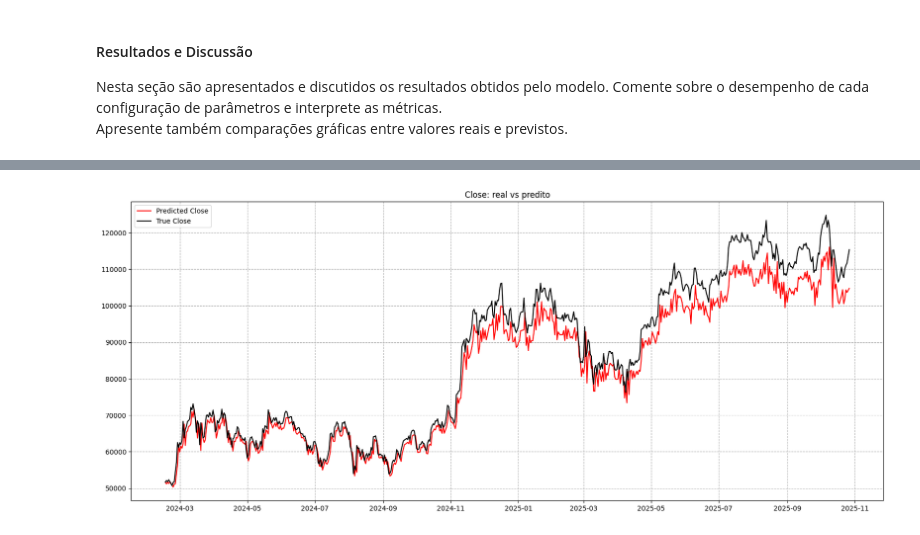
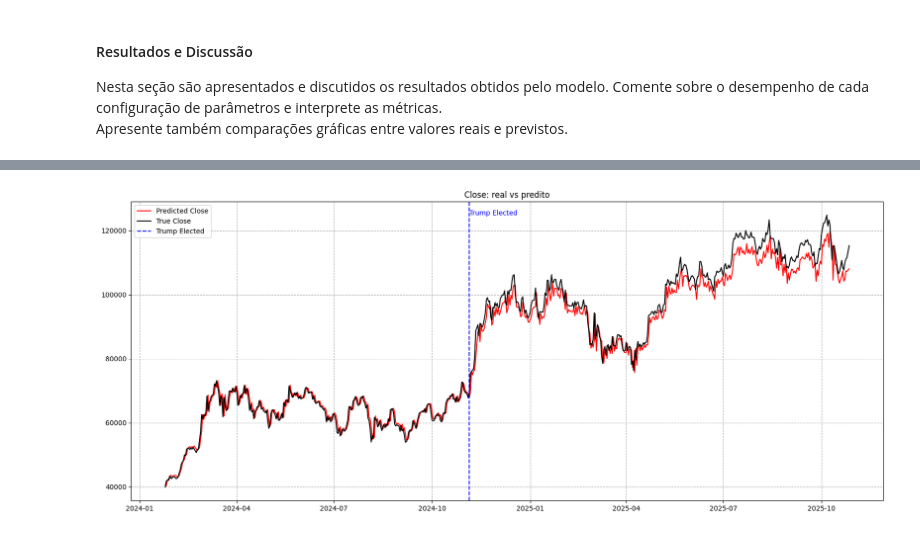
Before and after one commit to gusdiaso/crypto_predict, a Jupyter notebook: notebooks/03_lstm_univariate.ipynb, the cells around one changed output, grey strips where cells are left out. Drawn from its saved outputs; the diff is of its cells as text; code cells hidden in the pictures.

```diff
--- a/notebooks/03_lstm_univariate.ipynb
+++ b/notebooks/03_lstm_univariate.ipynb
@@ -95,18 +102,18 @@ for seq_len in seq_len_options:
 
     early_stopping = EarlyStopping(monitor='val_root_mean_squared_error', patience=10, restore_best_weights=True)
 
-    grid_result = grid.fit(X_train_scaled, y_train_scaled, callbacks=[early_stopping], validation_split=0.2)
+    grid_result_all = grid.fit(X_train_scaled, y_train_scaled, callbacks=[early_stopping], validation_split=0.2)
 
-    models_lstm.append({
-      "params": grid_result.best_params_,
-      "rmse": -grid_result.best_score_,
+    models_lstm_all.append({
+      "params": grid_result_all.best_params_,
+      "rmse": -grid_result_all.best_score_,
       "n_splits": split,
       "seq_len": seq_len,
       "type": "Univariado",
       "algorithm": "LSTM"
     })
 
-    print(f"Menor RMSE: {-grid_result.best_score_:.3f} usando: {grid_result.best_params_}")
+    print(f"Menor RMSE: {-grid_result_all.best_score_:.3f} usando: {grid_result_all.best_params_}")
 # %% [output]
 ===== JANELA DE 7 =====
 _____ SPLIT DE 5 _____
@@ -238,9 +232,9 @@ train_size = int(0.8 * len(serie))
 train_data = serie[:train_size].values.reshape(-1, 1)
 test_data = serie[train_size:].values.reshape(-1, 1)
 
-scaler = MinMaxScaler(feature_range=(0,1))
-data_train_scaled = scaler.fit_transform(train_data)
-data_test_scaled = scaler.transform(test_data)
+scaler_cropped = MinMaxScaler(feature_range=(0,1))
+data_train_scaled = scaler_cropped.fit_transform(train_data)
+data_test_scaled = scaler_cropped.transform(test_data)
 # %%
 for seq_len in seq_len_options:
   print(f"===== JANELA DE {seq_len} =====")
@@ -259,18 +253,18 @@ for seq_len in seq_len_options:
 
     early_stopping = EarlyStopping(monitor='val_root_mean_squared_error', patience=10, restore_best_weights=True)
 
-    grid_result = grid.fit(X_train_scaled, y_train_scaled, callbacks=[early_stopping], validation_split=0.2)
+    grid_result_cropped = grid.fit(X_train_scaled, y_train_scaled, callbacks=[early_stopping], validation_split=0.2)
 
-    models_lstm.append({
-      "params": grid_result.best_params_,
-      "rmse": -grid_result.best_score_,
+    models_lstm_cropped.append({
+      "params": grid_result_cropped.best_params_,
+      "rmse": -grid_result_cropped.best_score_,
       "n_splits": split,
       "seq_len": seq_len,
       "type": "Univariado",
       "algorithm": "LSTM"
     })
 
-    print(f"Menor RMSE: {-grid_result.best_score_:.3f} usando: {grid_result.best_params_}")
+    print(f"Menor RMSE: {-grid_result_cropped.best_score_:.3f} usando: {grid_result_cropped.best_params_}")
 # %% [output]
 ===== JANELA DE 7 =====
 _____ SPLIT DE 5 _____
@@ -330,7 +310,7 @@ KerasRegressor(
         model__optimizer=Adam
 )
 # %%
-y_pred_scaled = grid_result.best_estimator_.predict(X_test_scaled)
+y_pred_scaled = grid_result_cropped.best_estimator_.predict(X_test_scaled)
 
 rmse = np.sqrt(mean_squared_error(y_test_scaled, y_pred_scaled))
 mae = mean_absolute_error(y_test_scaled, y_pred_scaled)
@@ -338,6 +318,6 @@ mae = mean_absolute_error(y_test_scaled, y_pred_scaled)
 print(f"MAE: {mae}")
 print(f"RMSE: {rmse}")
 
-y_pred = scaler.inverse_transform(y_pred_scaled)
-y_test = scaler.inverse_transform(y_test_scaled)
+y_pred = scaler_cropped.inverse_transform(y_pred_scaled)
+y_test = scaler_cropped.inverse_transform(y_test_scaled)
 # %% [output]
@@ -374,11 +354,13 @@ plt.show()
 # %%
 
 plt.figure(figsize=(20,8))
 plt.plot(data.index[-len(y_pred):], y_pred, color="red", marker=",", label='Predicted Close')
 plt.plot(data.index[-len(y_test):], y_test, color="black", marker=",", label='True Close')
+plt.axvline(x=event_date, color='blue', linestyle='--', label=event_label)
+plt.text(event_date, max(data['Close']), event_label, color='blue')
 plt.title('Close: real vs predito')
 plt.legend()
 plt.grid(True, linestyle="--")
 plt.show()
 # %% [output]
-[figure, old version]
+[figure, new version]
```
Also changed, not shown: parts of 29 cells of this notebook, 4 other files.
